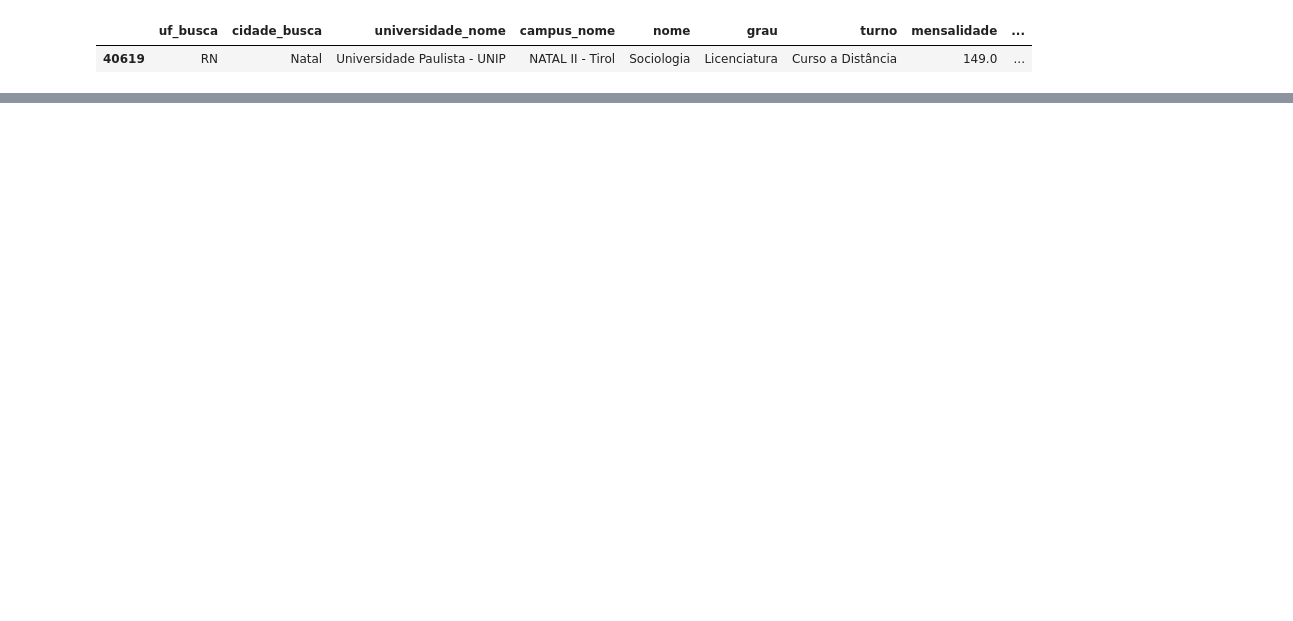
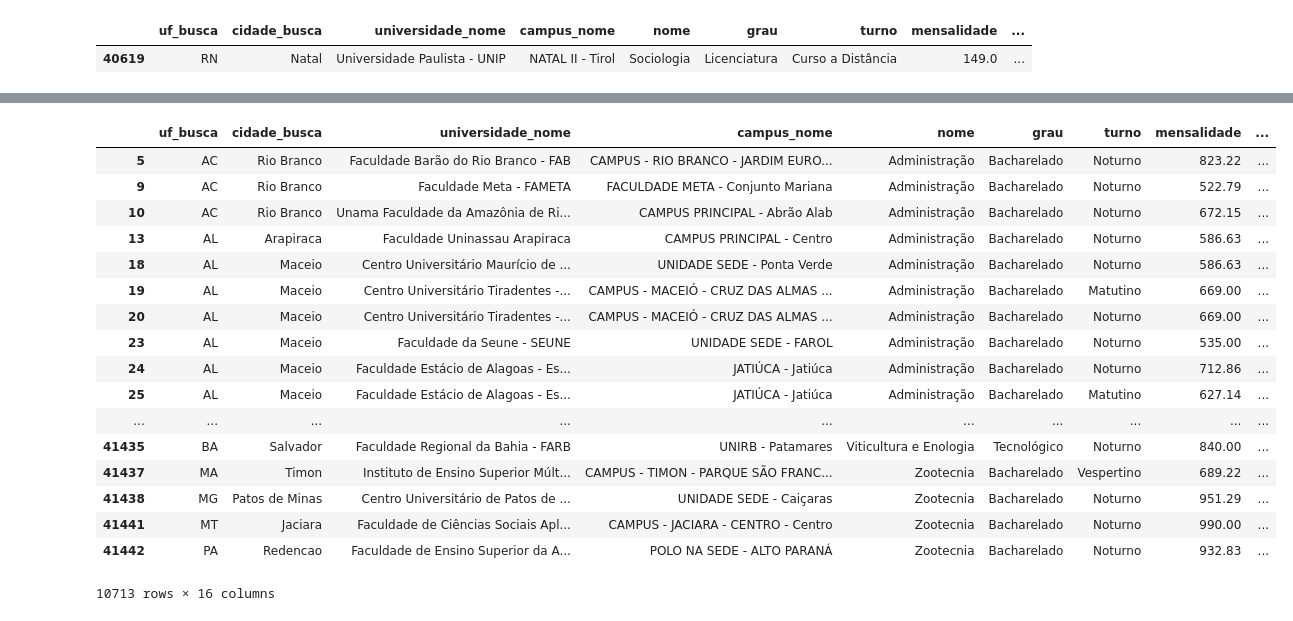
Before and after one commit to caiuafranca/CursoHackLab, a Jupyter notebook: Analise Exploratoria ProUni 2018 .ipynb, the cells around one changed output, grey strips where cells are left out. Drawn from its saved outputs; the diff is of its cells as text; code cells hidden in the pictures; blank space fills up the shorter version.

```diff
--- a/Analise Exploratoria ProUni 2018 .ipynb
+++ b/Analise Exploratoria ProUni 2018 .ipynb
@@ -110,0 +175,22 @@ df_rn.describe()
+# %%
+#Pesquisa passando range dados
+df[df['mensalidade'].between(500,1000)]
+# %% [output]
+|  | uf_busca | cidade_busca | universidade_nome | campus_nome | nome | grau | turno | mensalidade | ... |
+| 5 | AC | Rio Branco | Faculdade Barão do Rio Branco - FAB | CAMPUS - RIO BRANCO - JARDIM EURO... | Administração | Bacharelado | Noturno | 823.22 | ... |
+| 9 | AC | Rio Branco | Faculdade Meta - FAMETA | FACULDADE META - Conjunto Mariana | Administração | Bacharelado | Noturno | 522.79 | ... |
+| 10 | AC | Rio Branco | Unama Faculdade da Amazônia de Ri... | CAMPUS PRINCIPAL - Abrão Alab | Administração | Bacharelado | Noturno | 672.15 | ... |
+| 13 | AL | Arapiraca | Faculdade Uninassau Arapiraca | CAMPUS PRINCIPAL - Centro | Administração | Bacharelado | Noturno | 586.63 | ... |
+| 18 | AL | Maceio | Centro Universitário Maurício de ... | UNIDADE SEDE - Ponta Verde | Administração | Bacharelado | Noturno | 586.63 | ... |
+| 19 | AL | Maceio | Centro Universitário Tiradentes -... | CAMPUS - MACEIÓ - CRUZ DAS ALMAS ... | Administração | Bacharelado | Matutino | 669.00 | ... |
+| 20 | AL | Maceio | Centro Universitário Tiradentes -... | CAMPUS - MACEIÓ - CRUZ DAS ALMAS ... | Administração | Bacharelado | Noturno | 669.00 | ... |
+| 23 | AL | Maceio | Faculdade da Seune - SEUNE | UNIDADE SEDE - FAROL | Administração | Bacharelado | Noturno | 535.00 | ... |
+| 24 | AL | Maceio | Faculdade Estácio de Alagoas - Es... | JATIÚCA - Jatiúca | Administração | Bacharelado | Noturno | 712.86 | ... |
+| 25 | AL | Maceio | Faculdade Estácio de Alagoas - Es... | JATIÚCA - Jatiúca | Administração | Bacharelado | Matutino | 627.14 | ... |
+| ... | ... | ... | ... | ... | ... | ... | ... | ... | ... |
+| 41435 | BA | Salvador | Faculdade Regional da Bahia - FARB | UNIRB - Patamares | Viticultura e Enologia | Tecnológico | Noturno | 840.00 | ... |
+| 41437 | MA | Timon | Instituto de Ensino Superior Múlt... | CAMPUS - TIMON - PARQUE SÃO FRANC... | Zootecnia | Bacharelado | Vespertino | 689.22 | ... |
+| 41438 | MG | Patos de Minas | Centro Universitário de Patos de ... | UNIDADE SEDE - Caiçaras | Zootecnia | Bacharelado | Noturno | 951.29 | ... |
+| 41441 | MT | Jaciara | Faculdade de Ciências Sociais Apl... | CAMPUS - JACIARA - CENTRO - Centro | Zootecnia | Bacharelado | Noturno | 990.00 | ... |
+| 41442 | PA | Redencao | Faculdade de Ensino Superior da A... | POLO NA SEDE - ALTO PARANÁ | Zootecnia | Bacharelado | Noturno | 932.83 | ... |
+10713 rows × 16 columns
```
Also changed, not shown: parts of 5 cells of this notebook.
